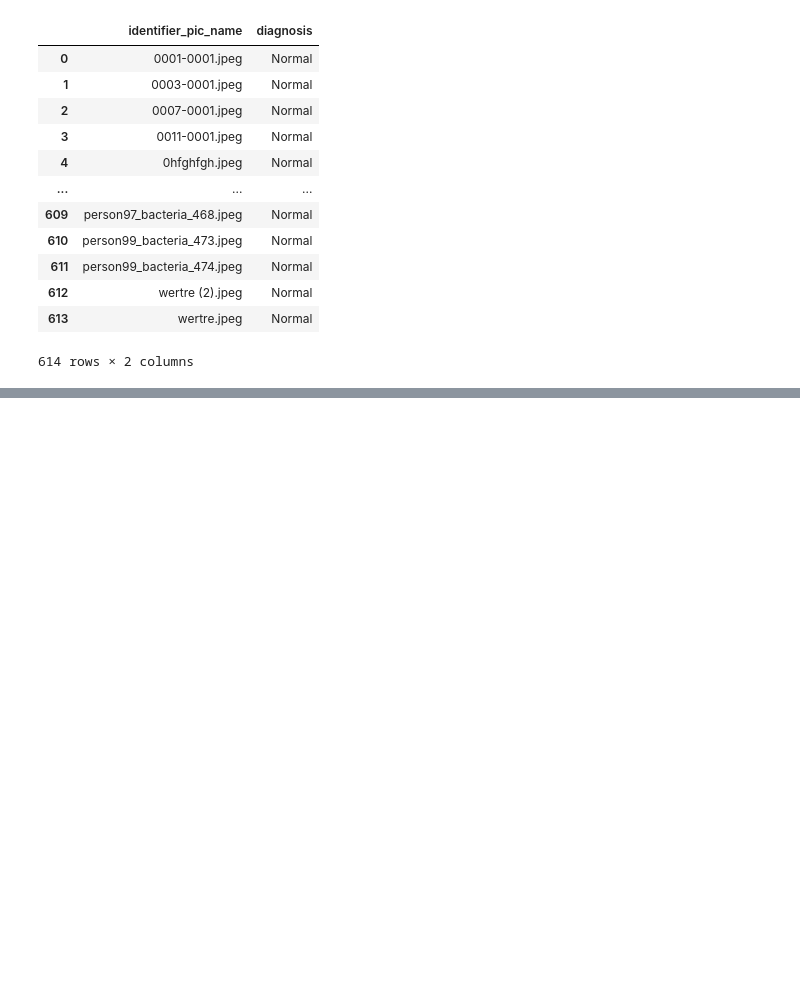
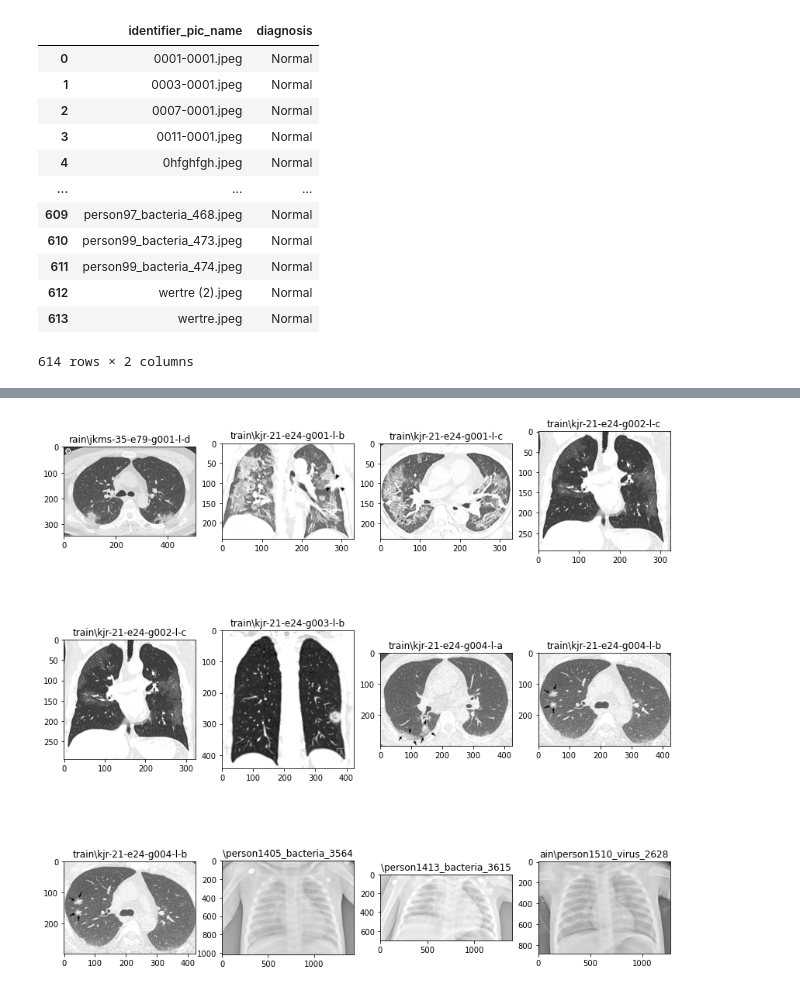
Before and after one commit to drcandacemakedamoore/cleanX, a Jupyter notebook: workflow_demo/cleanX_run_example.ipynb, the cells around one changed output, grey strips where cells are left out. Drawn from its saved outputs; the diff is of its cells as text; code cells hidden in the pictures; blank space fills up the shorter version.

```diff
--- a/workflow_demo/cleanX_run_example.ipynb
+++ b/workflow_demo/cleanX_run_example.ipynb
@@ -421,0 +370,13 @@ lovereturned2[lovereturned2.which_greater == 'upper more']
+# %%
+# let's look at a sample of upper part of images and see if there are outliers
+lovereturned = cx.find_by_sample_upper(origin_folder, 10, 200)
+# %%
+# show images where the top is 'too white'
+wierd_images = lovereturned[lovereturned['where'] != 'less']
+# %%
+wierd_images_list = wierd_images.images.to_list()
+# %%
+#show me some of those images
+cx.show_images_in_df(wierd_images_list, 25)
+# %% [output]
+[figure, added]
```
Also changed, not shown: parts of 50 cells of this notebook.
